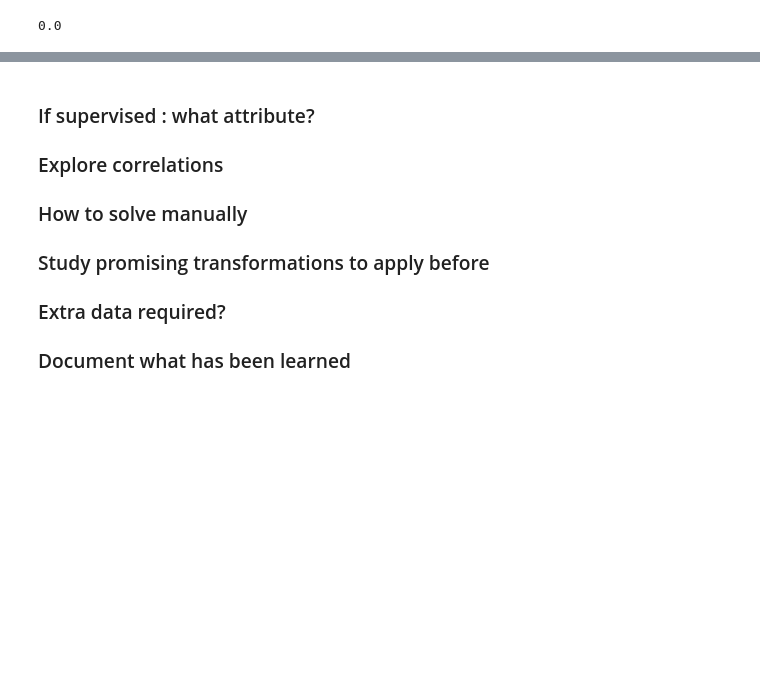
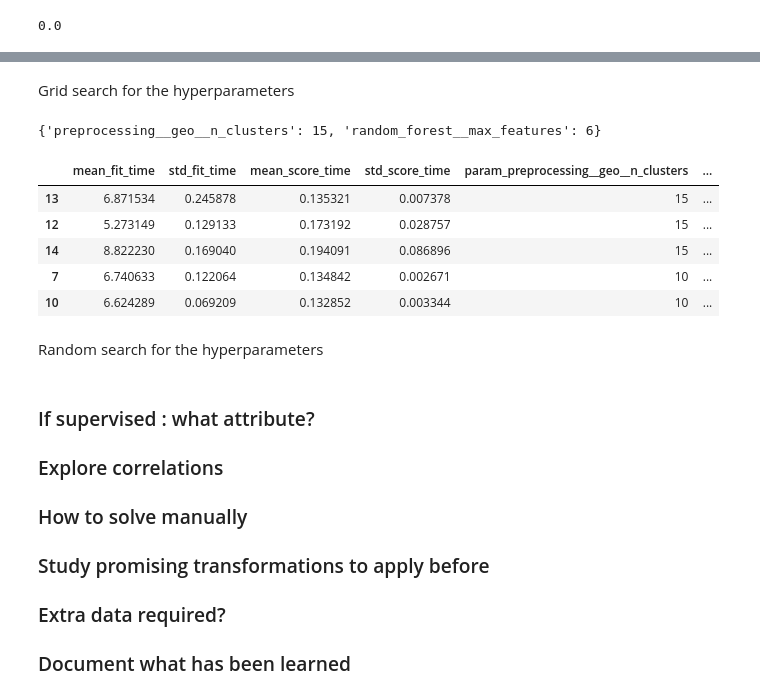
Before and after one commit to SimLend/HandsOnMachineLearning, a Jupyter notebook: Chapter1/CaliforniaHousingPrices/HousingPriceRegression.ipynb, the cells around one changed output, grey strips where cells are left out. Saved outputs shown, nothing was run; the diff lists cells and outputs as text; code cells hidden in the pictures; blank space fills up the shorter version.

```diff
--- a/Chapter1/CaliforniaHousingPrices/HousingPriceRegression.ipynb
+++ b/Chapter1/CaliforniaHousingPrices/HousingPriceRegression.ipynb
@@ -671,0 +686,12 @@ tree_rmse
+# %%
+from sklearn.ensemble import RandomForestRegressor
+from sklearn.metrics import mean_squared_error
+
+forest_reg=make_pipeline(preprocessing,
+                         RandomForestRegressor(random_state=42))
+
+forest_reg.fit(TrainingSet, Labels)
+
+ForestPredictions = forest_reg.predict(TrainingData)
+forest_rmse = mean_squared_error(Labels, ForestPredictions, squared=False)
+forest_rmse
@@ -671,0 +714,31 @@ tree_rmse
+# %% [markdown]
+Grid search for the hyperparameters
+# %%
+from sklearn.model_selection import GridSearchCV
+
+fullPipeline = Pipeline([("preprocessing", preprocessing),
+                         ("random_forest", RandomForestRegressor(random_state=42))])
+
+ParamGrid = [{"preprocessing__geo__n_clusters" : [5, 8, 10],
+              "random_forest__max_features" : [4, 6, 8]},
+             {"preprocessing__geo__n_clusters" : [10, 15],
+              "random_forest__max_features" : [4, 6, 8]}]
+
+grid_search = GridSearchCV(fullPipeline, ParamGrid, cv=3, scoring="neg_root_mean_squared_error")
+grid_search.fit(TrainingData, Labels)
+grid_search.best_params_
+# %% [output]
+{'preprocessing__geo__n_clusters': 15, 'random_forest__max_features': 6}
+# %%
+cv_res = pd.DataFrame(grid_search.cv_results_)
+cv_res.sort_values(by="mean_test_score", ascending=False, inplace=True)
+cv_res.head()
+# %% [output]
+|  | mean_fit_time | std_fit_time | mean_score_time | std_score_time | param_preprocessing__geo__n_clusters | ... |
+| 13 | 6.871534 | 0.245878 | 0.135321 | 0.007378 | 15 | ... |
+| 12 | 5.273149 | 0.129133 | 0.173192 | 0.028757 | 15 | ... |
+| 14 | 8.822230 | 0.169040 | 0.194091 | 0.086896 | 15 | ... |
+| 7 | 6.740633 | 0.122064 | 0.134842 | 0.002671 | 10 | ... |
+| 10 | 6.624289 | 0.069209 | 0.132852 | 0.003344 | 10 | ... |
+# %% [markdown]
+Random search for the hyperparameters
```
Also changed, not shown: parts of 5 cells of this notebook.
